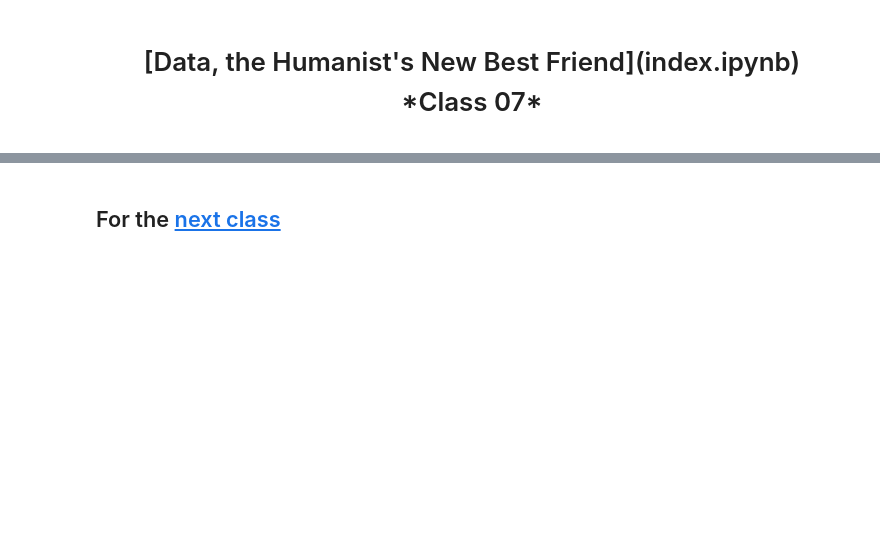
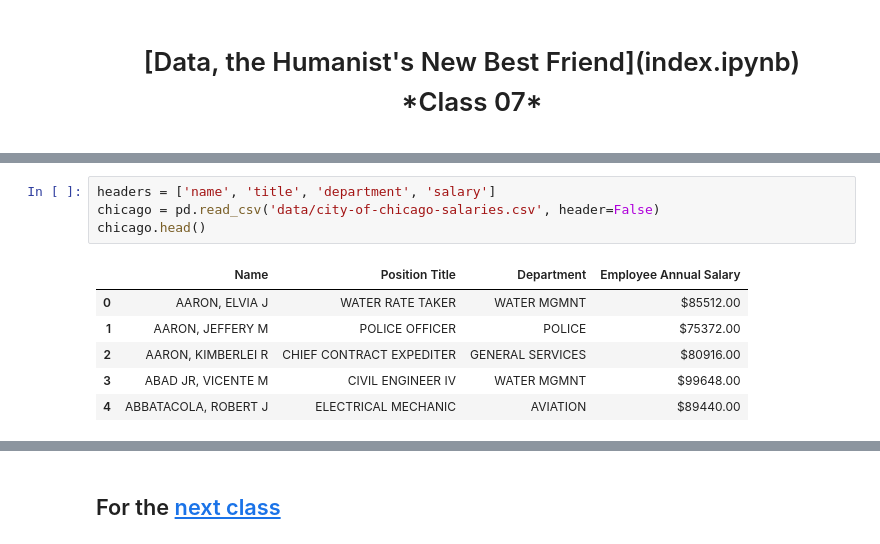
Before and after one commit to versae/DH2304, a Jupyter notebook: class07.ipynb, the cells around one changed output, grey strips where cells are left out. Drawn from its saved outputs; the diff is of its cells as text; blank space fills up the shorter version.

```diff
--- a/class07.ipynb
+++ b/class07.ipynb
@@ -17,0 +74,11 @@ We won't need Excel anymore... hopefully
+# %%
+headers = ['name', 'title', 'department', 'salary']
+chicago = pd.read_csv('data/city-of-chicago-salaries.csv', header=False)
+chicago.head()
+# %% [output]
+|  | Name | Position Title | Department | Employee Annual Salary |
+| 0 | AARON, ELVIA J | WATER RATE TAKER | WATER MGMNT | $85512.00 |
+| 1 | AARON, JEFFERY M | POLICE OFFICER | POLICE | $75372.00 |
+| 2 | AARON, KIMBERLEI R | CHIEF CONTRACT EXPEDITER | GENERAL SERVICES | $80916.00 |
+| 3 | ABAD JR, VICENTE M | CIVIL ENGINEER IV | WATER MGMNT | $99648.00 |
+| 4 | ABBATACOLA, ROBERT J | ELECTRICAL MECHANIC | AVIATION | $89440.00 |
```
Also changed, not shown: parts of 39 cells of this notebook, 6 other files.
